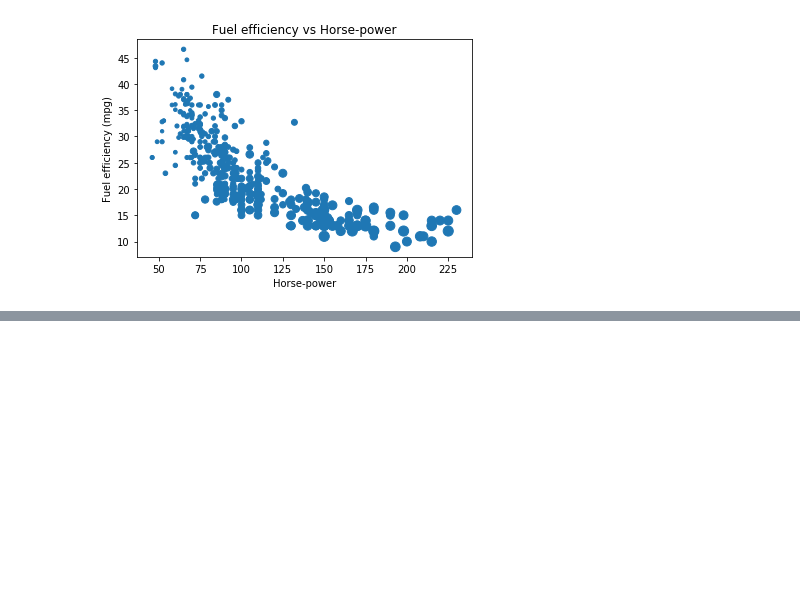
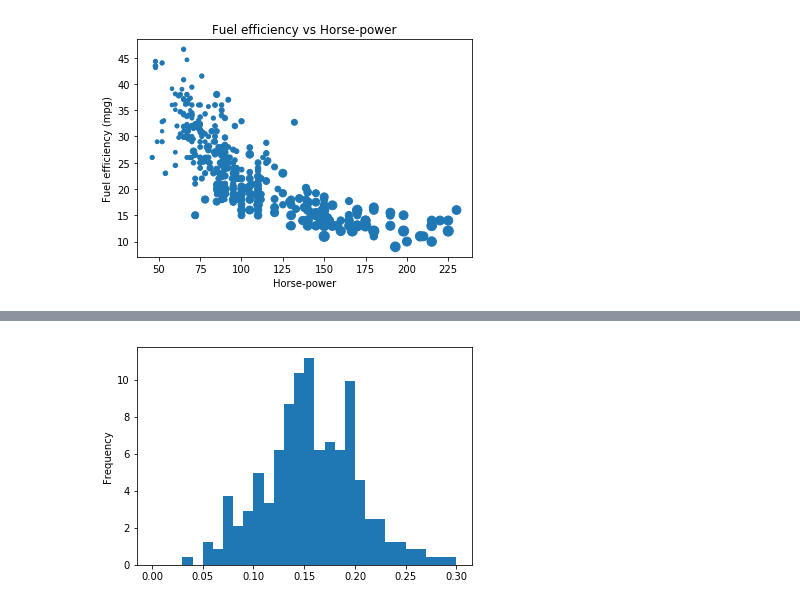
Before and after one commit to cschellenberger/Data-Science-Learning, a Jupyter notebook: pandas-Foundations.ipynb, the cells around one changed output, grey strips where cells are left out. Drawn from its saved outputs; the diff is of its cells as text; code cells hidden in the pictures; blank space fills up the shorter version.

```diff
--- a/pandas-Foundations.ipynb
+++ b/pandas-Foundations.ipynb
@@ -429,0 +443,9 @@ plt.show()
+# %%
+# This formats the plots such that they appear on separate rows
+# fig, axes = plt.subplots(nrows=2, ncols=1)
+
+# Plot the PDF
+df.fraction.plot(kind='hist', density=True, bins=30, range=(0,.3))
+plt.show()
+# %% [output]
+[figure, added]
```
Also changed, not shown: parts of 38 cells of this notebook, 8 other files.
